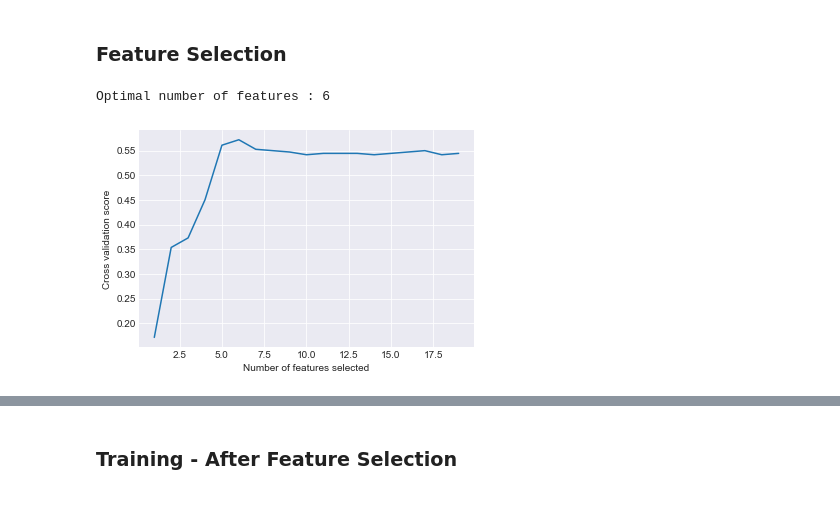
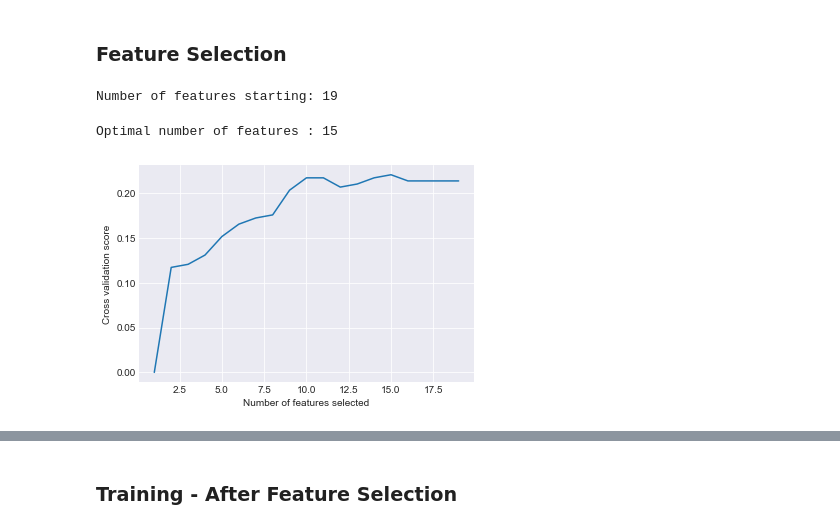
Before and after one commit to DataMining2-202021/live, a Jupyter notebook: topics/02-Feature_Engineering/04-Practical_03_-_Churn_-_Feature_Engineering/files/03-Churn_-_Feature_Engineering.ipynb, the cells around one changed output, grey strips where cells are left out. Saved outputs shown, nothing was run; the diff lists cells and outputs as text; code cells hidden in the pictures.

```diff
--- a/topics/02-Feature_Engineering/04-Practical_03_-_Churn_-_Feature_Engineering/files/03-Churn_-_Feature_Engineering.ipynb
+++ b/topics/02-Feature_Engineering/04-Practical_03_-_Churn_-_Feature_Engineering/files/03-Churn_-_Feature_Engineering.ipynb
@@ -221,33 +214,28 @@ Model DT (pruned=4)
 # %% [markdown]
 ### Feature Selection
-# %%
-df_train, df_test = train_test_split(df_model, stratify=df_model[target], test_size=.25, random_state=TRAIN_TEST_SEED)
-
-X_train = scaler.fit_transform(df_train.loc[:,attributes].astype(float))
-
-y_train = df_train.Churn.values
-
-X_test = scaler.transform(df_test.loc[:,attributes].astype(float))
-y_test = df_test.Churn.values
+# %%
+print("Number of features starting:", len(attributes))
+# %% [output]
+Number of features starting: 19
 # %%
 from sklearn.model_selection import StratifiedKFold
 from sklearn.feature_selection import RFECV
 
-model = models[2]["ref"]
+model = models[0]["ref"]
 
 rfecv = RFECV(estimator=model, step=1, cv=StratifiedKFold(2), scoring="recall")
 rfecv.fit(X_train, y_train)
 print("Optimal number of features : %d" % rfecv.n_features_)
 
 # Plot number of features VS. cross-validation scores
 plt.figure()
 plt.xlabel("Number of features selected")
 plt.ylabel("Cross validation score")
 plt.plot(range(1, len(rfecv.grid_scores_) + 1), rfecv.grid_scores_)
 plt.show()
 # %% [output]
-Optimal number of features : 6
+Optimal number of features : 15
-[figure, old version]
+[figure, new version]
 # %%
 # list of features selected
 attributes_selected = np.array(attributes)[rfecv.support_].tolist()
```
Also changed, not shown: parts of 7 cells of this notebook, 1 other file.
